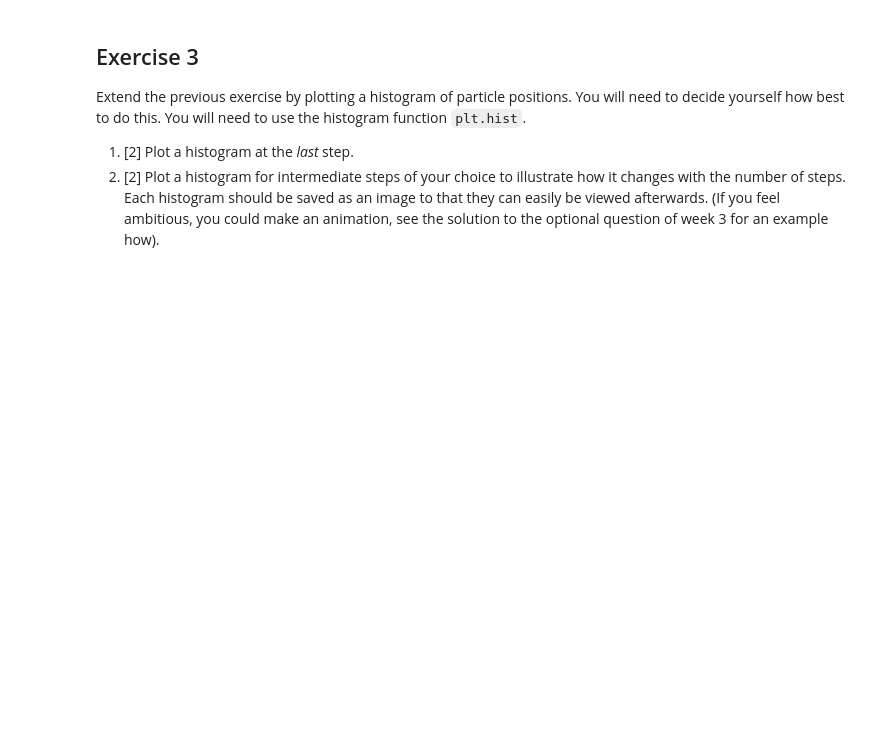
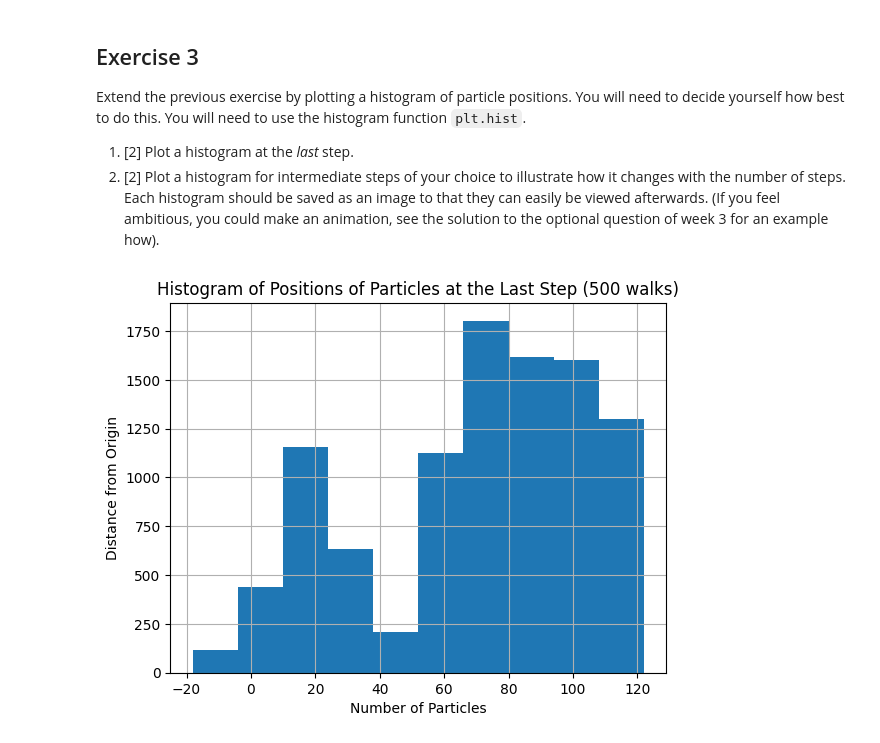
Before and after one commit to PX2145-2025/week-7-b-EvansElliot, a Jupyter notebook: Random_walk.ipynb, the cells around one changed output. Cells and saved outputs as stored; diff of their text form; code cells hidden in the pictures; blank space fills up the shorter version.

```diff
--- a/Random_walk.ipynb
+++ b/Random_walk.ipynb
@@ -185,3 +186,13 @@ Extend the previous exercise by plotting a histogram of particle positions. You
 
  1. [2] Plot a histogram at the _last_ step.
  2. [2] Plot a histogram for intermediate steps of your choice to illustrate how it changes with the number of steps. Each histogram should be saved as an image to that they can easily be viewed afterwards. (If you feel ambitious, you could make an animation, see the solution to the optional question of week 3 for an example how).
+# %%
+#plotting histogram
+plt.hist(fivehundred_walks.T[-0])
+plt.xlabel('Number of Particles')
+plt.ylabel('Distance from Origin')
+plt.title('Histogram of Positions of Particles at the Last Step (500 walks)')
+plt.grid()
+plt.show()
+# %% [output]
+[figure, added]
```
Also changed, not shown: parts of 3 cells of this notebook.
